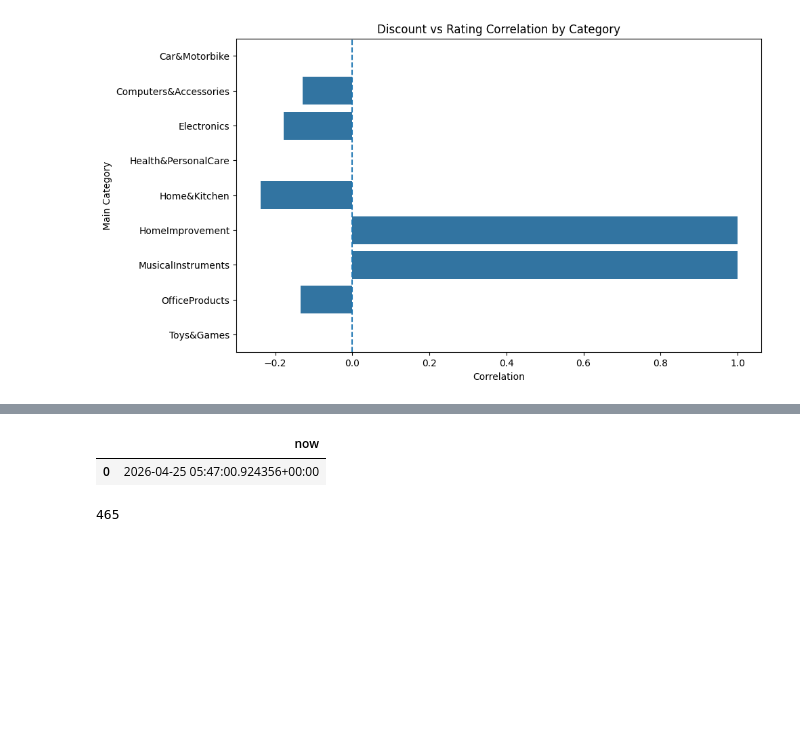
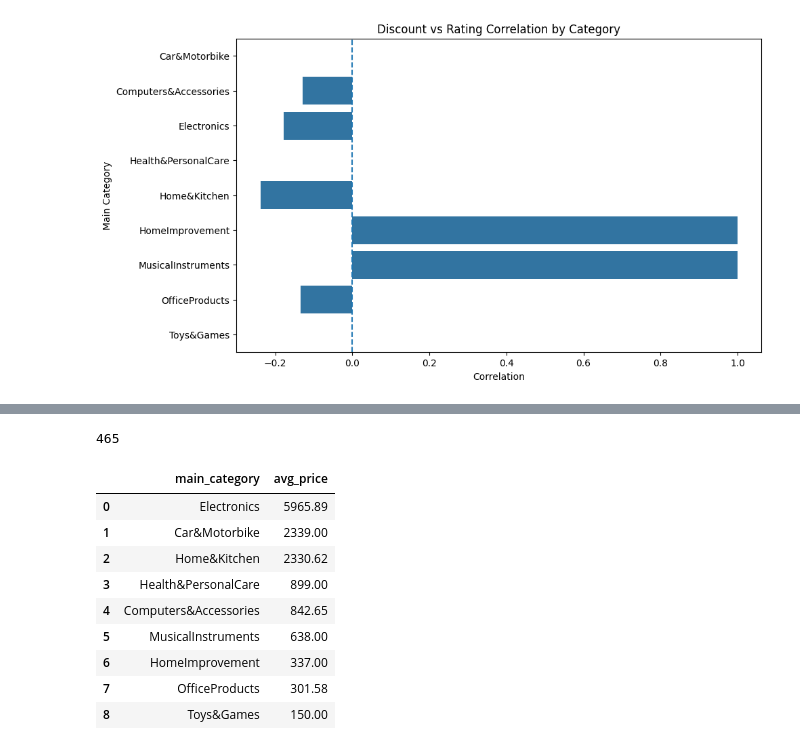
Before and after one commit to iamkaus/sales_analysis, a Jupyter notebook: notebooks/analysis.ipynb, the cells around one changed output, grey strips where cells are left out. Drawn from its saved outputs; the diff is of its cells as text; code cells hidden in the pictures; blank space fills up the shorter version.

```diff
--- a/notebooks/analysis.ipynb
+++ b/notebooks/analysis.ipynb
@@ -382,9 +385,4 @@ DATABASE_URL = os.getenv("DATABASE_URL")
 engine = create_engine(DATABASE_URL)
-# %%
-pd.read_sql("SELECT NOW();", engine)
-# %% [output]
-|  | now |
-| 0 | 2026-04-25 05:47:00.924356+00:00 |
 # %%
 amazon_df.to_sql(
     "products",
@@ -394,3 +392,22 @@ amazon_df.to_sql(
 )
 # %% [output]
 465
+# %%
+pd.read_sql("""
+SELECT main_category,
+ROUND(AVG(discounted_price)::numeric, 2) AS avg_price
+FROM products
+GROUP BY main_category
+ORDER BY avg_price DESC;
+""", engine)
+# %% [output]
+|  | main_category | avg_price |
+| 0 | Electronics | 5965.89 |
+| 1 | Car&Motorbike | 2339.00 |
+| 2 | Home&Kitchen | 2330.62 |
+| 3 | Health&PersonalCare | 899.00 |
+| 4 | Computers&Accessories | 842.65 |
+| 5 | MusicalInstruments | 638.00 |
+| 6 | HomeImprovement | 337.00 |
+| 7 | OfficeProducts | 301.58 |
+| 8 | Toys&Games | 150.00 |
```
Also changed, not shown: parts of 6 cells of this notebook, 5 other files.
